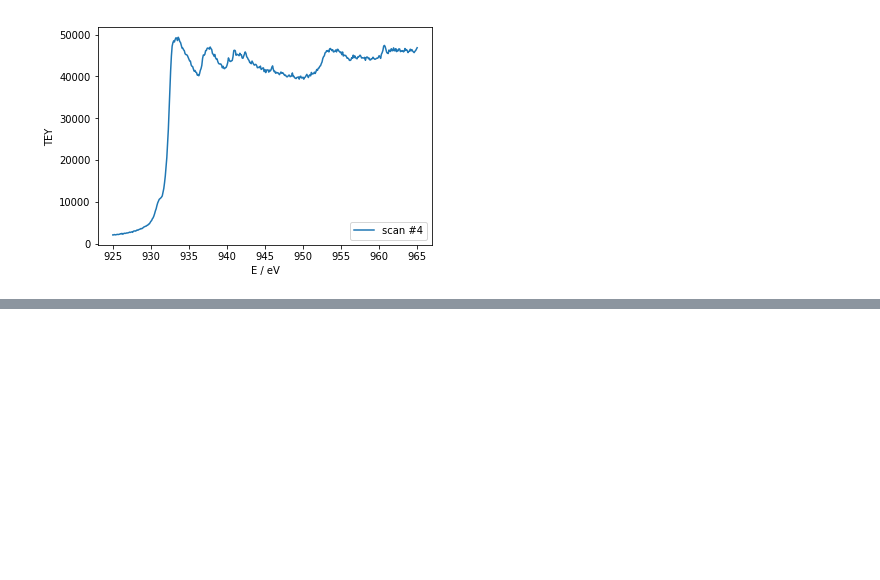
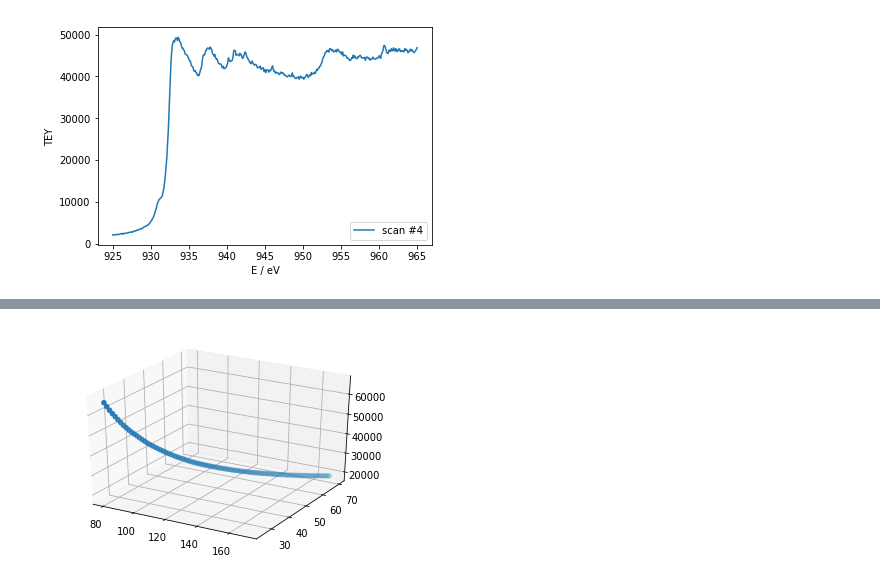
Before and after one commit to JackRBlack/SPEC-data-processor, a Jupyter notebook: spec_data_analysis.ipynb, the cells around one changed output, grey strips where cells are left out. Cells and saved outputs as stored; diff of their text form; code cells hidden in the pictures; blank space fills up the shorter version.

```diff
--- a/spec_data_analysis.ipynb
+++ b/spec_data_analysis.ipynb
@@ -99 +101,35 @@ def spec_Escan_reader(FILEPATH, FILENAME, scan_num):
+# %%
+def spec_th2th_reader(FILEPATH, FILENAME, scan_num):
+
+    '''
+        Read SPEC Escan data from a single data file with specific scan #.
+
+        Author: Wenjie Chen
+        E-mail: wenjiechen@pku.edu.cn
+
+        args:
+            FILEPATH : [string] to indicate where the data file is located.
+            FILENAME : [string] to specific the data file name.
+            scan_num : [int] to specific the scan number.
+
+        returns:
+            [tth, th, I0_BD3, TEY, MCP, pm3] : [list]
+
+        example:
+            [tth, th, I0_BD3, TEY, MCP, pm3] = spec_th2th_reader("./data/", "Sample_A", 56)
+    '''
+
+    import numpy as np
+
+    PATH = FILEPATH + FILENAME + "_" + str(scan_num).zfill(3) + ".dat"
+    data_origin = np.loadtxt(PATH)
+    data = np.transpose(data_origin)
+    tth = data[0]
+    th = data[1]
+    I0_BD3 = data[7]
+    TEY = data[8]
+    MCP = data[9]
+    pm3 = data[13]
+
+    return [tth, th, I0_BD3, TEY, MCP, pm3]
 # %%
@@ -406,0 +611,10 @@ spec_plot([Edata], "E / eV", "TEY", [4], "scan #", "")
+# %%
+import matplotlib.pyplot as plt
+from mpl_toolkits.mplot3d import Axes3D
+fig = plt.figure()
+ax = fig.add_subplot(111, projection='3d')
+data = spec_th2th_reader("./data/PKU/Cu_1_data/", "Cu_1", 190)
+ax.scatter(data[0], data[1], data[3], s=20, c=None, depthshade=True)
+plt.show()
+# %% [output]
+[figure, added]
```
Also changed, not shown: parts of 28 cells of this notebook.
